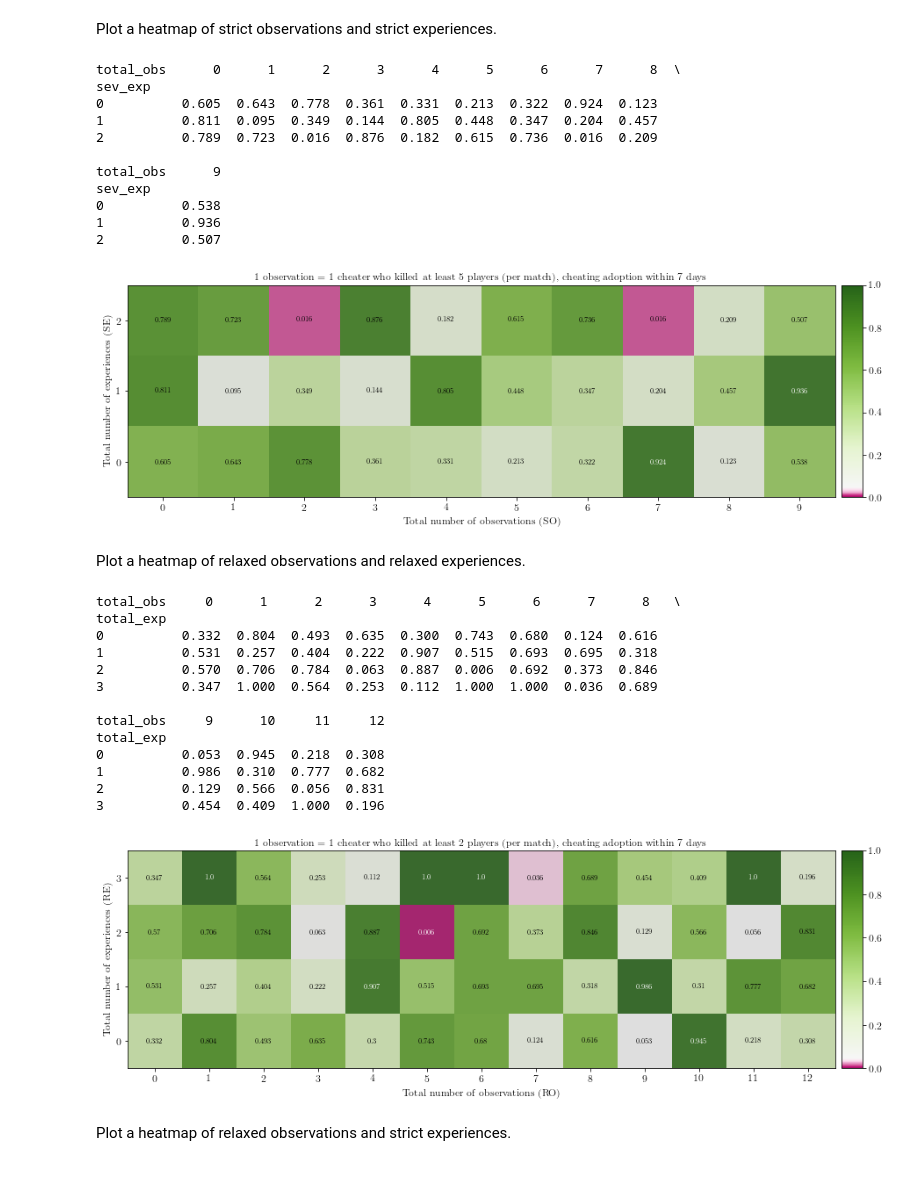
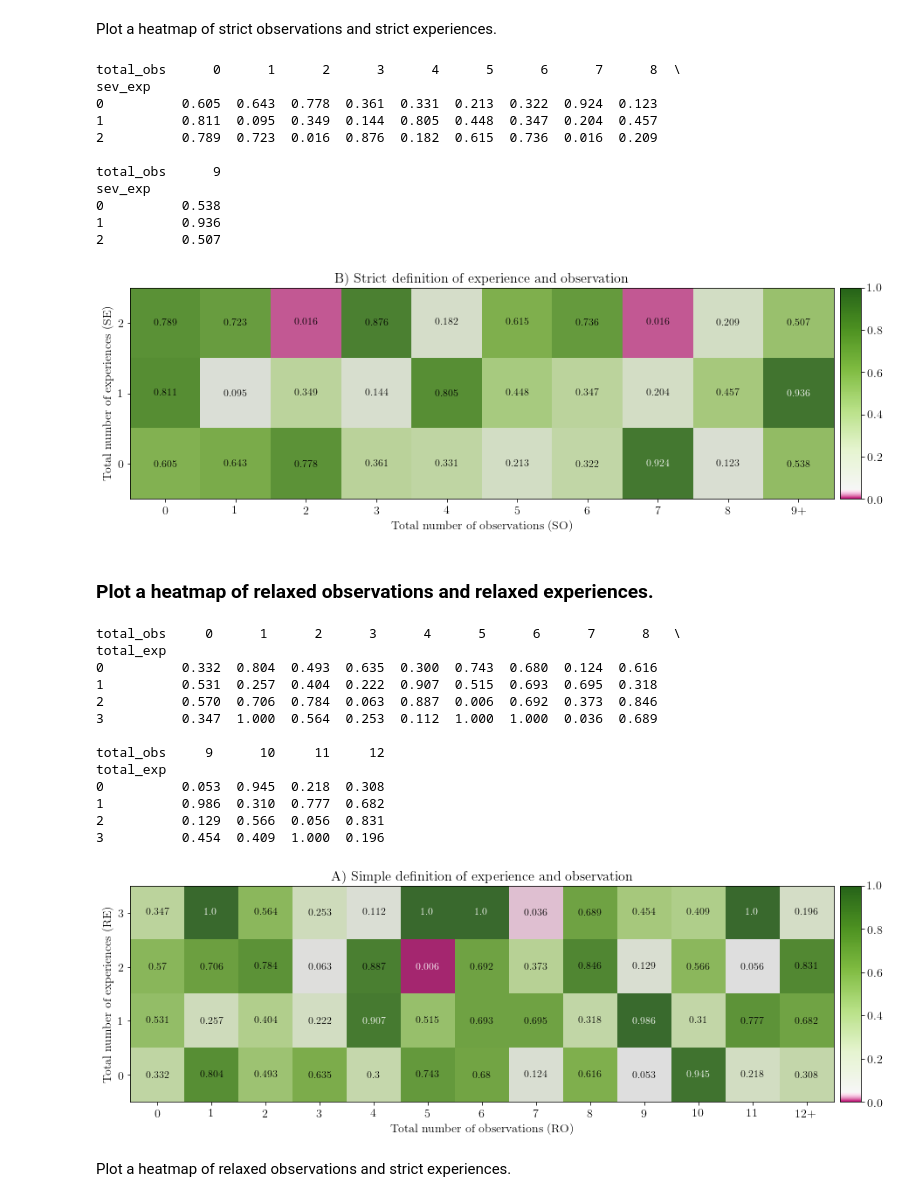
Before and after one commit to social-research/cheating, a Jupyter notebook: 06-combine-two-mechanisms.ipynb, the cells around one changed output. Drawn from its saved outputs; the diff is of its cells as text; code cells hidden in the pictures.

```diff
--- a/06-combine-two-mechanisms.ipynb
+++ b/06-combine-two-mechanisms.ipynb
@@ -350,13 +350,13 @@ params = {
     'image.cmap': 'PiYG',
     'axes.grid': False,
     'savefig.dpi': 150,
-    'axes.labelsize': 12, # Adjust the font size of x and y labels.
-    'axes.titlesize': 12,
+    'axes.labelsize': 14, # Adjust the font size of x and y labels.
+    'axes.titlesize': 16,
     'axes.facecolor': 'gray',
-    'font.size': 8,
+    'font.size': 12,
     'legend.fontsize': 6,
-    'xtick.labelsize': 12,
-    'ytick.labelsize': 12,
+    'xtick.labelsize': 14,
+    'ytick.labelsize': 14,
     'text.usetex': True,
     'figure.figsize': [15, 7],
     'font.family': 'serif'
@@ -542,13 +566,14 @@ Plot a heatmap of strict observations and relaxed experiences.
 # %%
 merged_df = pd.read_csv('data/SO_RE.csv')
 test_dat = merged_df.sort_values(['total_exp', 'total_obs']).reset_index(drop=True)
-print(test_dat.head())
+# print(test_dat.head())
 
 col_list = list(test_dat.columns[2:])
 
 res = test_dat.groupby([test_dat.total_exp, pd.cut(test_dat.total_obs,
                                                    [-np.inf, 0, 1, 2, 3, 4, 5, 6, 7, 8, np.inf],
-                                                   labels = [0, 1, 2, 3, 4, 5, 6, 7, 8, 9])])[col_list].sum().reset_index()
+                                                   labels = [0, 1, 2, 3, 4,
+                                                             5, 6, 7, 8, 9])])[col_list].sum().reset_index()
 
 test_dat = res.groupby([res.total_obs, pd.cut(res.total_exp,[-np.inf, 0, 1, 2, np.inf],
                                               labels = [0, 1, 2, 3])])[col_list].sum().reset_index()
@@ -559,19 +584,20 @@ test_dat['pmf'] = scipy.stats.poisson.pmf(test_dat['E'], test_dat['rand_mean'])
 test_dat['prob'] = 1 - test_dat['cdf'] + test_dat['pmf']
 
 test_dat = test_dat.round({"rand_mean":2, "cdf":3, "pmf":3, "prob":3})
-print(test_dat.head())
+# print(test_dat.head())
 
 piv = pd.pivot_table(test_dat, values="prob",index=["total_exp"], columns=["total_obs"])
 print(piv)
 
 # Plot a heatmap.
 norm = DivergingNorm(vmin=0, vcenter=0.05, vmax=1)
-
 fig, ax = plt.subplots()
 img1 = ax.imshow(piv, alpha=0.8, norm=norm)
 ax.set_xticks(np.arange(piv.shape[1]))
+new_xticks = [0, 1, 2, 3, 4, 5, 6, 7, 8, '9+']
+ax.set_xticklabels(new_xticks)
 ax.set_yticks(np.arange(piv.shape[0]))
-plt.title('1 observation = 1 cheater who killed at least 5 players (per match), cheating adoption within 7 days')
+plt.title('Simple definition of experience and strict definition of observation')
 plt.xlabel('Total number of observations (SO)')
 plt.ylabel('Total number of experiences (RE)')
 
@@ -583,7 +609,6 @@ for y in range(piv.shape[0]):
             text = ax.text(x, y, piv[x][y], ha="center", va="center",
                            color=textcolors[1 if piv[x][y] <= 0.01 or piv[x][y] >= 0.9 else 0])
 
-
 cbar = colorbar(img1)
 cbar.solids.set_edgecolor("face")
 plt.show()
@@ -616,7 +637,8 @@ test_dat = merged_df.sort_values(['sev_exp', 'total_obs']).reset_index(drop=True
 col_list = list(test_dat.columns[2:])
 res = test_dat.groupby([test_dat.sev_exp, pd.cut(test_dat.total_obs,
                                                    [-np.inf, 0, 1, 2, 3, 4, 5, 6, 7, 8, np.inf],
-                                                   labels = [0, 1, 2, 3, 4, 5, 6, 7, 8, 9])])[col_list].sum().reset_index()
+                                                   labels = [0, 1, 2, 3, 4,
+                                                             5, 6, 7, 8, 9])])[col_list].sum().reset_index()
 
 test_dat = res.groupby([res.total_obs, pd.cut(res.sev_exp,[-np.inf, 0, 1, np.inf],
                                               labels = [0, 1, 2])])[col_list].sum().reset_index()
@@ -638,8 +660,10 @@ norm = DivergingNorm(vmin=0, vcenter=0.05, vmax=1)
 fig, ax = plt.subplots()
 img1 = ax.imshow(piv, alpha=0.8, norm=norm)
 ax.set_xticks(np.arange(piv.shape[1]))
+new_xticks = [0, 1, 2, 3, 4, 5, 6, 7, 8, '9+']
+ax.set_xticklabels(new_xticks)
 ax.set_yticks(np.arange(piv.shape[0]))
-plt.title('1 observation = 1 cheater who killed at least 5 players (per match), cheating adoption within 7 days')
+plt.title('B) Strict definition of experience and observation')
 plt.xlabel('Total number of observations (SO)')
 plt.ylabel('Total number of experiences (SE)')
 
@@ -668,9 +692,9 @@ sev_exp
 0          0.538
 1          0.936
 2          0.507
-[figure, old version]
+[figure, new version]
 # %% [markdown]
-Plot a heatmap of relaxed observations and relaxed experiences.
+### Plot a heatmap of relaxed observations and relaxed experiences.
 # %%
 merged_df = pd.read_csv('data/RO_RE.csv')
 test_dat = merged_df.sort_values(['total_exp', 'total_obs']).reset_index(drop=True)
@@ -678,7 +702,8 @@ test_dat = merged_df.sort_values(['total_exp', 'total_obs']).reset_index(drop=Tr
 col_list = list(test_dat.columns[2:])
 res = test_dat.groupby([test_dat.total_exp, pd.cut(test_dat.total_obs,
                                                    [-np.inf, 0, 1, 2, 3, 4, 5, 6, 7, 8, 9, 10, 11, np.inf],
-                                                   labels = [0, 1, 2, 3, 4, 5, 6, 7, 8, 9, 10, 11, 12])])[col_list].sum().reset_index()
+                                                   labels = [0, 1, 2, 3, 4, 5, 6,
+                                                             7, 8, 9, 10, 11, 12])])[col_list].sum().reset_index()
 
 test_dat = res.groupby([res.total_obs, pd.cut(res.total_exp,[-np.inf, 0, 1, 2, np.inf],
                                               labels = [0, 1, 2, 3])])[col_list].sum().reset_index()
@@ -699,39 +724,41 @@ norm = DivergingNorm(vmin=0, vcenter=0.05, vmax=1)
 fig, ax = plt.subplots()
 img1 = ax.imshow(piv, alpha=0.8, norm=norm)
 ax.set_xticks(np.arange(piv.shape[1]))
+new_xticks = [0, 1, 2, 3, 4, 5, 6, 7, 8, 9, 10, 11, '12+']
+ax.set_xticklabels(new_xticks)
 ax.set_yticks(np.arange(piv.shape[0]))
-plt.title('1 observation = 1 cheater who killed at least 2 players (per match), cheating adoption within 7 days')
+plt.title('A) Simple definition of experience and observation')
 plt.xlabel('Total number of observations (RO)')
 plt.ylabel('Total number of experiences (RE)')
 
 textcolors = ["k", "w"]
 
 for y in range(piv.shape[0]):
     for x in range(piv.shape[1]):
         if np.isnan(piv[x][y]) == False:
             text = ax.text(x, y, piv[x][y], ha="center", va="center",
                            color=textcolors[1 if piv[x][y] <= 0.01 or piv[x][y] >= 0.9 else 0])
 
 
 cbar = colorbar(img1)
 cbar.solids.set_edgecolor("face")
 plt.show()
 fig.savefig('figs/RO_RE_p_vals.png')
 # %% [output]
 total_obs     0      1      2      3      4      5      6      7      8   \
 total_exp
 0          0.332  0.804  0.493  0.635  0.300  0.743  0.680  0.124  0.616
 1          0.531  0.257  0.404  0.222  0.907  0.515  0.693  0.695  0.318
 2          0.570  0.706  0.784  0.063  0.887  0.006  0.692  0.373  0.846
 3          0.347  1.000  0.564  0.253  0.112  1.000  1.000  0.036  0.689
 
 total_obs     9      10     11     12
 total_exp
 0          0.053  0.945  0.218  0.308
 1          0.986  0.310  0.777  0.682
 2          0.129  0.566  0.056  0.831
 3          0.454  0.409  1.000  0.196
-[figure, old version]
+[figure, new version]
 # %% [markdown]
 Plot a heatmap of relaxed observations and strict experiences.
 # %%
```
Also changed, not shown: parts of 8 cells of this notebook, 16 other files.
